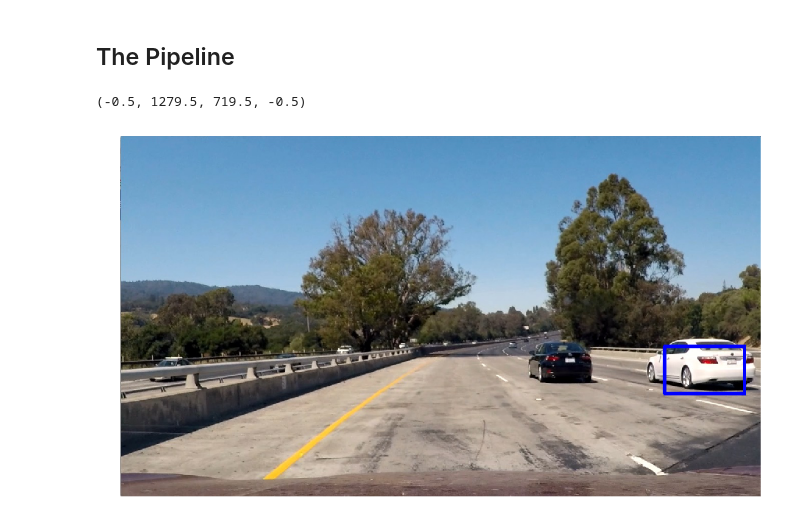
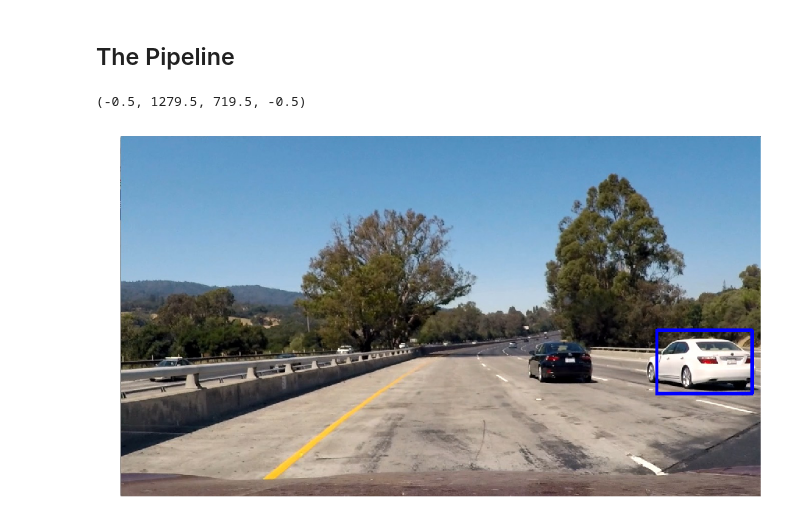
Before and after one commit to tjacobs/CarND-Vehicle-Detection, a Jupyter notebook: Vehicle Detection.ipynb, the cells around one changed output. Drawn from its saved outputs; the diff is of its cells as text; code cells hidden in the pictures.

```diff
--- a/Vehicle Detection.ipynb
+++ b/Vehicle Detection.ipynb
@@ -450,10 +476,10 @@ def search_windows(img, windows, clf, scaler):
             fig.tight_layout()
 
         # If positive then save the window
-        if prediction == 1:
+        if prediction == 1 and clf.decision_function(test_features) >= 2:
             on_windows.append(window)
 
-    #8) Return windows for positive detections
+    # Return windows for positive detections
     return on_windows
 # %% [markdown]
 ## The Pipeline
@@ -462,61 +488,67 @@ def search_windows(img, windows, clf, scaler):
 def pipeline(image):
     global heat
 
-    # Search only in region 45% to 80% down the image (about bottom half)
-    y_start_stop = (int(0.45 * image.shape[0]), int(0.80 * image.shape[0]))
+    # Search only in region 45% to 90% down the image (about bottom half)
+    y_start_stop = (int(0.45 * image.shape[0]), int(0.90 * image.shape[0]))
 
     # Generate four layers of windows
     windows = []
-    windows += slide_window(image, x_start_stop=[None, None], y_start_stop=y_start_stop, xy_window=(64, 64), xy_overlap=(0.5, 0.5))
-    windows += slide_window(image, x_start_stop=[None, None], y_start_stop=y_start_stop, xy_window=(128, 128), xy_overlap=(0.25, 0.25))
-    windows += slide_window(image, x_start_stop=[None, None], y_start_stop=y_start_stop, xy_window=(256, 256), xy_overlap=(0.25, 0.25))
-    windows += slide_window(image, x_start_stop=[None, None], y_start_stop=y_start_stop, xy_window=(512, 512), xy_overlap=(0.5, 0.5))
+    windows += slide_window(image, x_start_stop=[None, None], y_start_stop=y_start_stop, xy_window=(64, 64), xy_overlap=(0.75, 0.75))
+    windows += slide_window(image, x_start_stop=[None, None], y_start_stop=y_start_stop, xy_window=(96, 96), xy_overlap=(0.75, 0.75))
+    windows += slide_window(image, x_start_stop=[None, None], y_start_stop=y_start_stop, xy_window=(128, 128), xy_overlap=(0.75, 0.75))
+    windows += slide_window(image, x_start_stop=[None, None], y_start_stop=y_start_stop, xy_window=(256, 256), xy_overlap=(0.75, 0.75))
+    windows += slide_window(image, x_start_stop=[None, None], y_start_stop=y_start_stop, xy_window=(350, 350), xy_overlap=(0.75, 0.75))
+    windows += slide_window(image, x_start_stop=[None, None], y_start_stop=y_start_stop, xy_window=(512, 512), xy_overlap=(0.75, 0.75))
 
     # Search those windows
     hot_windows = search_windows(image, windows, svc, X_scaler)
 
     # Draw boxes on those detected hot windows
     result = image
-    #result = draw_boxes(image, hot_windows, colour=(0, 150, 0), thickness=3)
+    if False: # Show raw detected windows
+        result = draw_boxes(image, hot_windows, colour=(0, 150, 0), thickness=3)
 
     # Init heat if not already
     if heat == None:
         heat = np.zeros_like(image[:,:,0]).astype(np.float)
 
     # Heat cools
-    heat *= 0.80
+    heat *= 0.90
 
     # Add heat to each box in box list
     heat = add_heat(heat, hot_windows)
 
     # Apply threshold to help remove false positives
-    heat = apply_threshold(heat, 2)
+    heat2 = apply_threshold(heat, 3)
 
     # Find final boxes from heatmap using label function
-    labels = label(heat)
+    labels = label(heat2)
     draw_img = draw_labeled_boxes(np.copy(result), labels)
 
     # Convert heat to color image, merge on top of image
-    #heat_clipped = np.clip(heat, 0, 255)
-    #heat_clipped *= 8
-    #heat_clipped_color = np.dstack((heat_clipped, heat_clipped, heat_clipped)).astype(np.uint8)
-    #result = cv2.addWeighted(draw_img, 1, heat_clipped_color, 1, 0)
+    result = draw_img
+    heat_clipped = np.clip(heat, 0, 255)
+    heat_clipped *= 20
+    heat_clipped = np.clip(heat_clipped, 0, 255)
+    heat_clipped_color = np.dstack((heat_clipped, heat_clipped, heat_clipped)).astype(np.uint8)
+    if False: # Show heat color
+        result = cv2.addWeighted(draw_img, 1, heat_clipped_color, 1, 0)
 
     # Return the big mix of images
-    return draw_img
+    return result
 
 # Test on image
 heat = None
 image = mpimg.imread('test_images/test1.jpg')
 window_img = pipeline(image)
 
 # Show
 fig = plt.figure(figsize=(18, 9))
 plt.imshow(window_img)
 plt.axis('off')
 # %% [output]
 (-0.5, 1279.5, 719.5, -0.5)
-[figure, old version]
+[figure, new version]
 # %%
 # Create video
 heat = None
```
Also changed, not shown: parts of 7 cells of this notebook.
